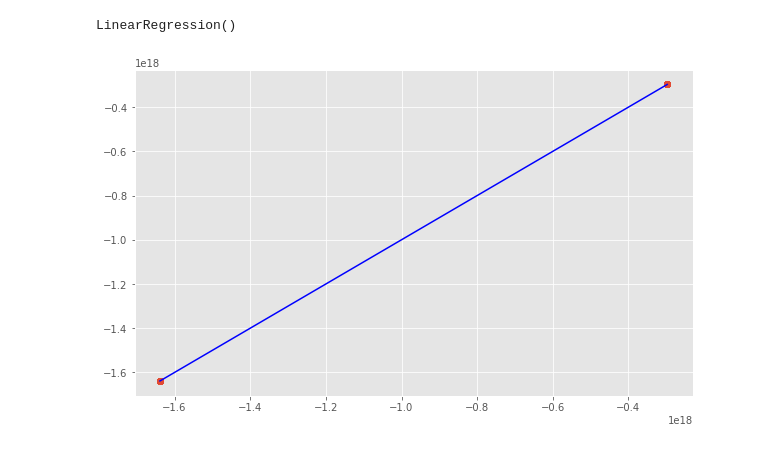
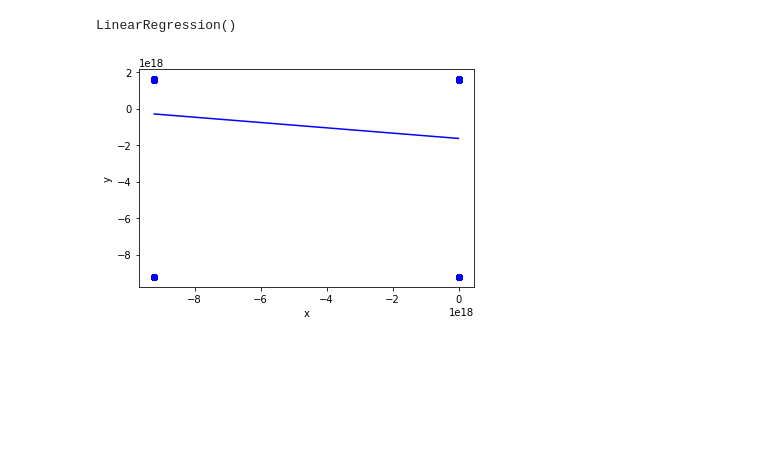
Before and after one commit to cyberanalyst268/Data-Science-and-Decision-Making, a Jupyter notebook: Agrotech-project.ipynb, the cells around one changed output. Drawn from its saved outputs; the diff is of its cells as text; code cells hidden in the pictures; blank space fills up the shorter version.

```diff
--- a/Agrotech-project.ipynb
+++ b/Agrotech-project.ipynb
@@ -307,11 +310,25 @@ x.shape,y.shape
 ((14055, 1), (14055, 1))
 # %%
 #Fitting the data
-poly = PolynomialFeatures(degree=2, include_bias=False)
-poly_features = poly.fit_transform(x.reshape(-1, 1))
-poly_reg_model = LinearRegression()
-poly_reg_model.fit(poly_features, y)
+poly_reg = PolynomialFeatures(degree=4, include_bias=False)
+poly_features = poly_reg.fit_transform(x.astype("int"))
+poly_reg = LinearRegression()
+poly_reg.fit(poly_features, y)
 # %% [output]
 LinearRegression()
+# %%
+# Visualizing the Polymonial Regression results
+def viz_polymonial():
+    plt.scatter(x.astype("int"), y.astype("int"), color='blue')
+    plt.plot(x.astype("int"), poly_reg.predict(poly_features), color='blue')
+    #plt.title('Prediction and Actual Values (Linear Regression)')
+    plt.xlabel('x')
+    plt.ylabel('y')
+    plt.savefig("mlr.jpeg")
+    plt.show()
+    return
+viz_polymonial()
+# %% [output]
+[figure, added]
 # %%
 #predict
@@ -320,9 +336,9 @@ xpred = poly_reg_model.predict(poly_features)
 # %%
 #The Performance of a Multi-Label Linear Regressor
-plt.figure(figsize=(10, 6))
-plt.scatter(xpred.astype("int"), ypred.astype("int"))
-plt.plot(xpred.astype("int"), ypred.astype("int"), color="blue")
-plt.savefig("mlr.jpeg")
-plt.show()
+#plt.figure(figsize=(10,5))
+#plt.scatter(x.astype("int"),y.astype("int"),s=15)
+#plt.plot(poly_features.astype("int"),ypred.astype("int"),color='b')
+#plt.xlabel('Prediction',fontsize=16)
+#plt.ylabel('Target',fontsize=16)
+#plt.show()
+#plt.savefig("mlr.jpeg")
-# %% [output]
-[figure, removed]
```
Also changed, not shown: parts of 10 cells of this notebook.
